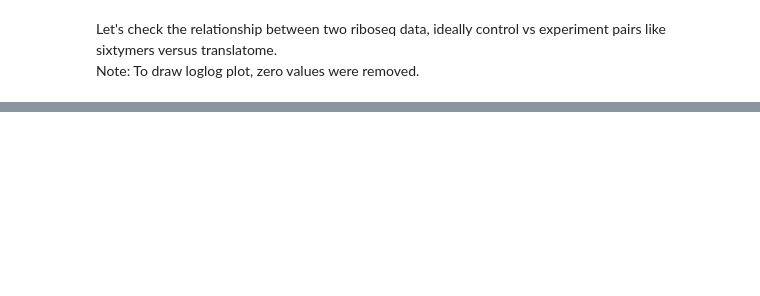
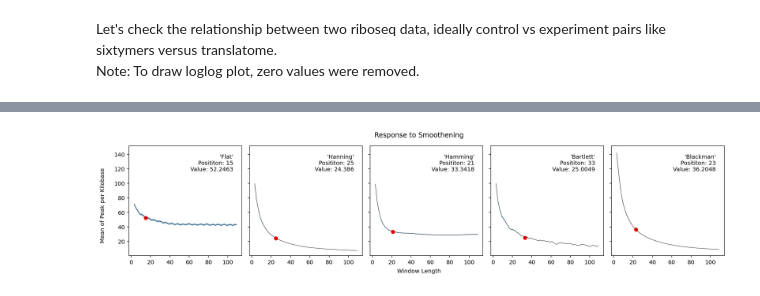
Before and after one commit to inecik/RiboSeqAnalysis, a Jupyter notebook: jupyter_server/ribosome_stalling_sites.ipynb, the cells around one changed output, grey strips where cells are left out. Saved outputs shown, nothing was run; the diff lists cells and outputs as text; code cells hidden in the pictures; blank space fills up the shorter version.

```diff
--- a/jupyter_server/ribosome_stalling_sites.ipynb
+++ b/jupyter_server/ribosome_stalling_sites.ipynb
@@ -111,0 +210,27 @@ array([5373910., 6294791.])
+# %%
+from kneed import KneeLocator
+fig, ax = plt.subplots(1,5, figsize=(15, 3), sharex=True, sharey=True, constrained_layout=True)
+plt.suptitle("Response to Smoothening", y=1.1)
+x_data = window_range
+CONFIDENCE = 0.999
+for k, window in enumerate(window_types):
+    arr = np.array(all_peak[k])
+    # Statistics
+    std_dev = np.nanstd(arr, axis=0)
+    y_data = np.nanmean(arr, axis=0)
+    se = np.array(stats.sem(arr, nan_policy='omit')) # standard error
+    n = len(arr) - np.sum(np.isnan(arr), axis=0)
+    ci_l, ci_h = stats.t.interval(CONFIDENCE, n-1, loc=y_data, scale=se)
+    # Find elbow
+    kn = KneeLocator(x_data, y_data, curve='convex', direction='decreasing')
+    knee_y = y_data[list(x_data).index(kn.knee)]
+    # Plot
+    ax[k].plot(x_data, y_data, linewidth=0.5, color="black")
+    ax[k].fill_between(x_data, ci_l, ci_h, alpha=0.5)
+    ax[k].scatter(kn.knee, knee_y, color="red")
+    ax[k].text(0.925, 0.925, f"'{window.capitalize()}'\nPosititon: {kn.knee}\nValue: {round(knee_y,4)}", transform=ax[k].transAxes, verticalalignment='top', horizontalalignment="right", alpha=1)
+fig.text(0.5, - 0.05, 'Window Length', ha='center')
+fig.text(-0.02, 0.5, "Mean of Peak per Kilobase", va='center', rotation='vertical')
+plt.show()
+# %% [output]
+[figure, added]
```
Also changed, not shown: parts of 27 cells of this notebook, 1 other file.
